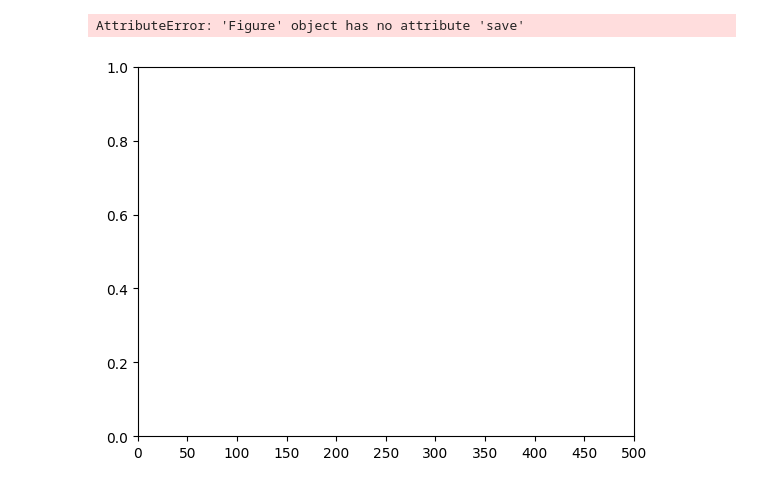
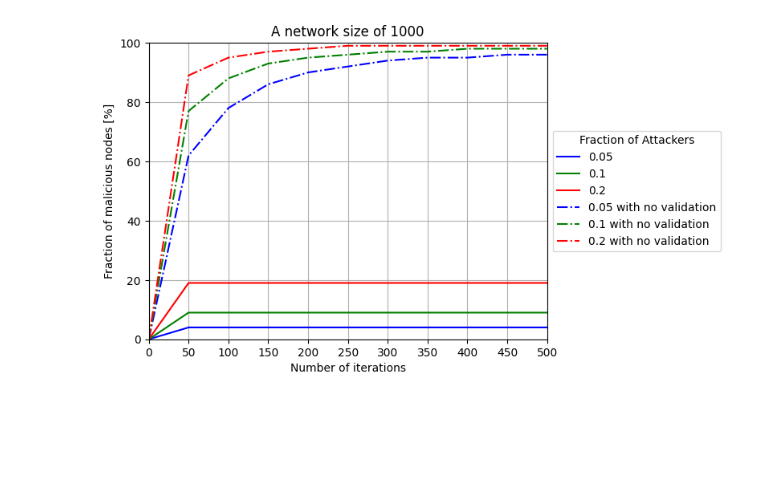
Before and after one commit to m-atalla/guarded-gossp-sim, a Jupyter notebook: sim.ipynb, the cells around one changed output. Saved outputs shown, nothing was run; the diff lists cells and outputs as text; code cells hidden in the pictures; blank space fills up the shorter version.

Commit message:
modified experiment and fixed attacker model

```diff
--- a/sim.ipynb
+++ b/sim.ipynb
@@ -8,37 +8,54 @@ import const
 from swarm import Swarm
 # %%
 results = {}
-fracs = [0.05, 0.1, 0.2]
-for frac in fracs:
-    swarm = Swarm(NETWORK_SIZE, attacker_frac=frac)
 
-    # itermediate values
+# (attackers fractions, use guarded gossip flag)
+fracs = [(0.05, True),
+         (0.1, True),
+         (0.2, True),
+         (0.05, False),
+         (0.1, False),
+         (0.2, False)]
+
+for frac, validate in fracs:
+
+    swarm = Swarm(NETWORK_SIZE, attacker_frac=frac, use_guarded_gossip=validate)
+
+    # itermediate values (with init point)
     iterations = []
     percentages = []
 
+    # report every 50 iterations
     for i in range(MAX_ITER):
-        swarm.iteration()
         if i % 50 == 0:
             iterations.append(i)
             percentages.append(int(swarm.report() * 100))
-    results[frac] = (iterations, percentages)
+        swarm.iteration()
+
+    key = f"{frac}" if validate else f"{frac}_no_validation"
+    results[key] = (f"{frac}",iterations, percentages, validate)
 # %%
-#
+#ploting
+fig, ax = plt.subplots()
 color_idx=0
-colors = ['blue', 'black', 'red']
-for frac, (iterations, percentages) in results.items():
-    ax.plot(iterations, percentages, color=colors[color_idx], )
-    color_idx += 1
+colors = {'0.05':'blue', '0.1':'green', '0.2':'red'}
+for _, (frac, itr, percent, validate) in results.items():
+
+    line_style = '-' if validate else '-.'
+
+    line_label = frac if validate else f'{frac} with no validation'
+
+    ax.plot(itr, percent, line_style, color=colors[frac], label=line_label)
 
 ax.set(xlabel='Number of iterations', ylabel='Fraction of malicious nodes [%]',
        title=f'A network size of {NETWORK_SIZE}')
 ax.grid()
 ax.set_xlim([0, 500])
 plt.xticks([x for x in range(501) if x % 50 == 0])
 ax.set_ylim([0, 100])
-
-fig.save(f"guardedgossip_results_{NETWORK_SIZE}.png")
+# Put a legend to the right of the current axis
+legend = ax.legend(loc='center left', title="Fraction of Attackers", bbox_to_anchor=(1, 0.5))
+plt.savefig(f"experiment_with_{NETWORK_SIZE}_nodes_result.png", bbox_extra_artists=(lgd,), bbox_inches='tight')
 plt.show()
 # %% [output]
-AttributeError: 'Figure' object has no attribute 'save'
-[figure, old version]
+[figure, new version]
```
Also changed, not shown: parts of 1 cell of this notebook, 8 other files.
